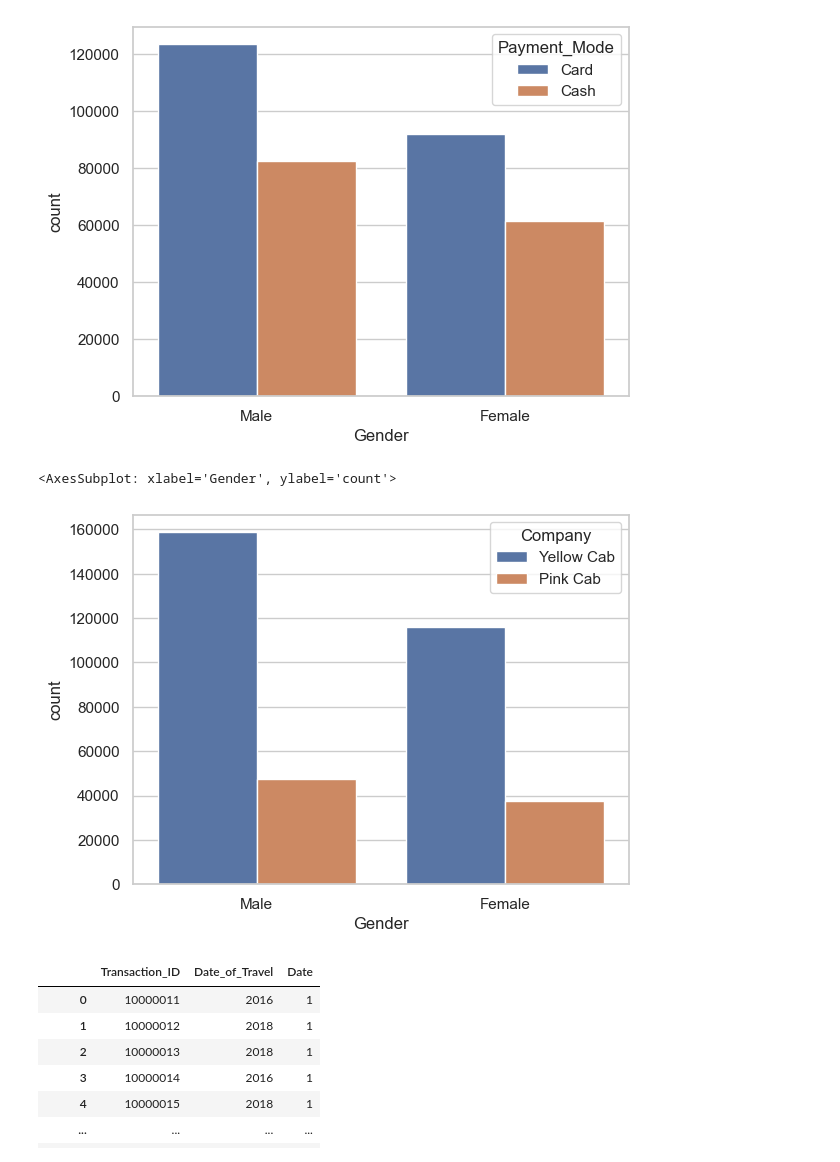
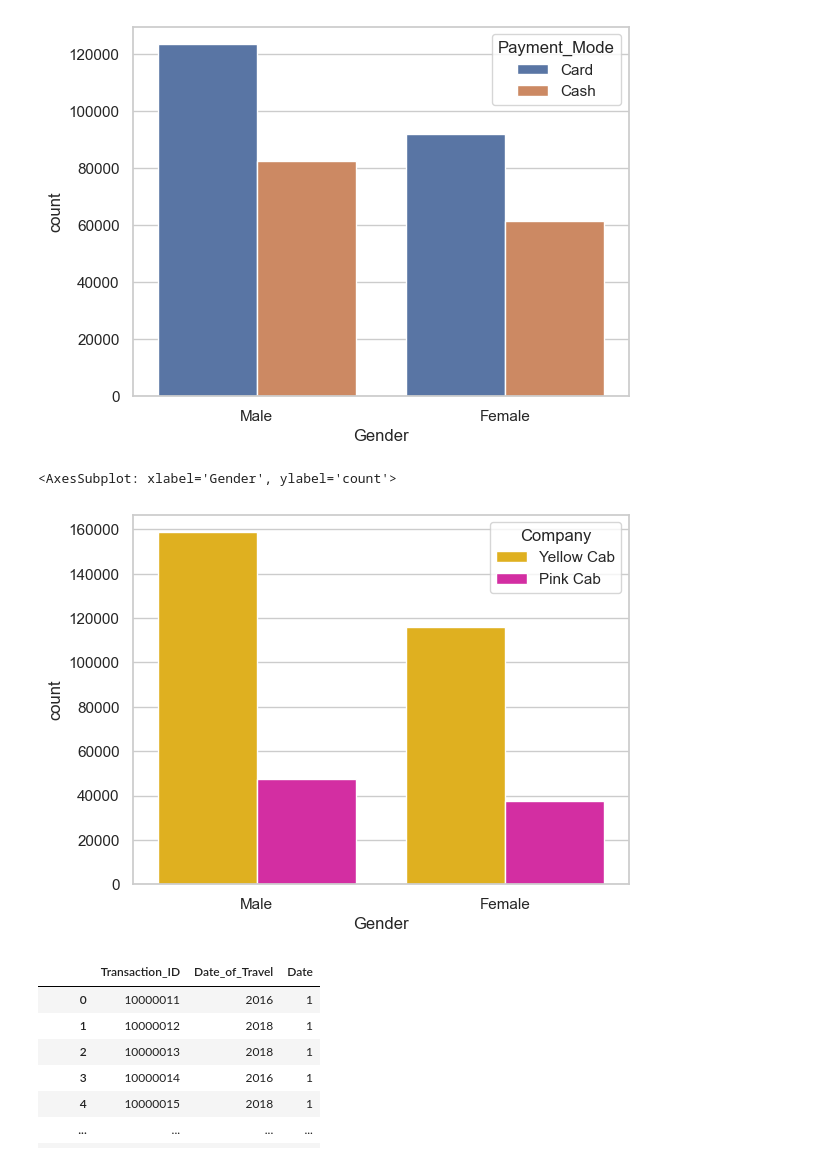
Before and after one commit to YOMIUS/Cab-Data-Analysis, a Jupyter notebook: Week2.ipynb, the cells around one changed output. Saved outputs shown, nothing was run; the diff lists cells and outputs as text; code cells hidden in the pictures.

```diff
--- a/Week2.ipynb
+++ b/Week2.ipynb
@@ -313,11 +342,11 @@ sns.countplot(data=final_df, x="Gender", hue="Payment_Mode")
 <AxesSubplot: xlabel='Gender', ylabel='count'>
 [figure]
 # %%
-sns.countplot(data=final_df, x="Gender", hue="Company")
+sns.countplot(data=final_df, x="Gender", hue="Company", palette=['#ffc000',"#ee13ad"])
 # There is a preference for yellow cabs by both male and female users
 # %% [output]
 <AxesSubplot: xlabel='Gender', ylabel='count'>
-[figure, old version]
+[figure, new version]
 # %%
 # fig, axes = plt.subplots(figsize=(25,7))
 # sns.countplot(data=final_df, x="Date_of_Travel")
```
Also changed, not shown: parts of 38 cells of this notebook, 1 other file.
